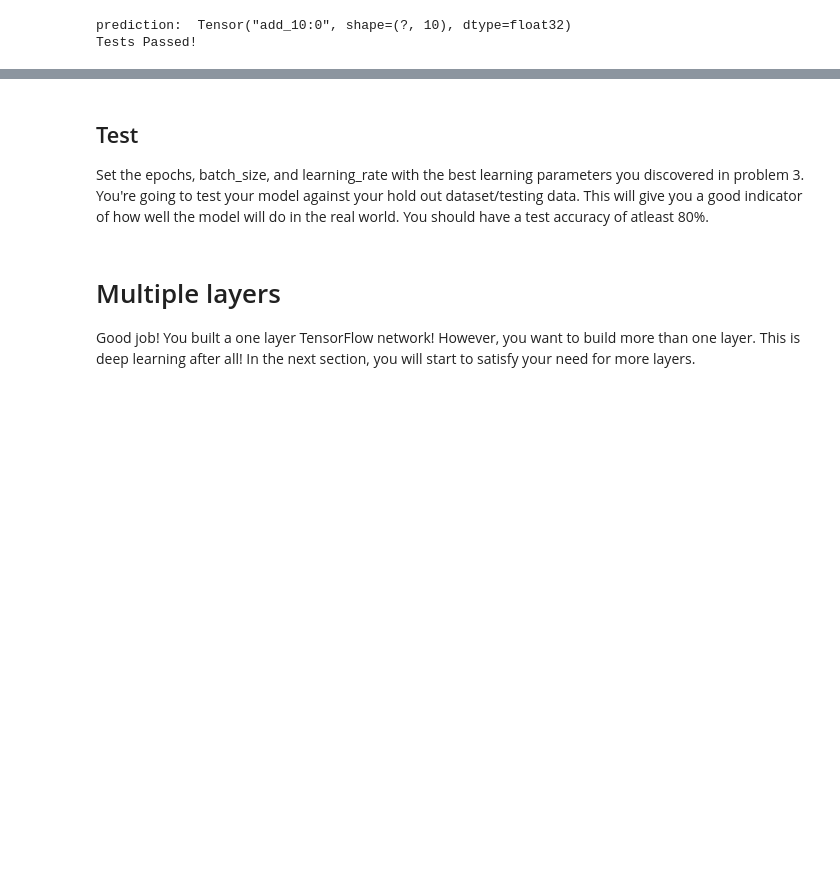
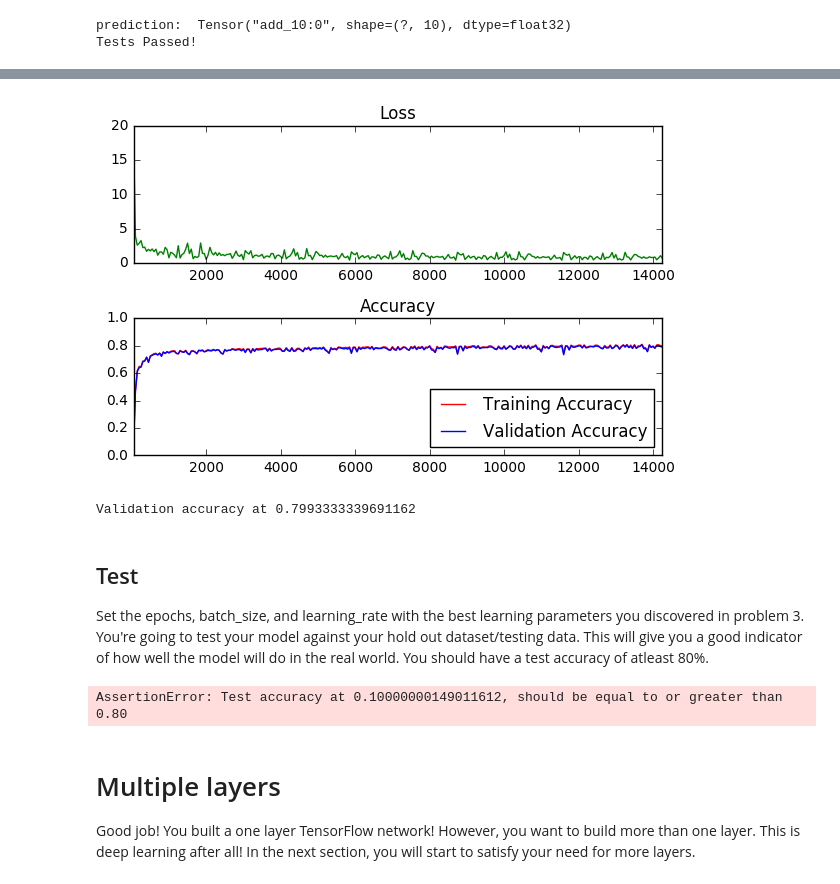
Before and after one commit to sirpsycho85/CarND-TensorFlow-Lab, a Jupyter notebook: lab.ipynb, the cells around one changed output, grey strips where cells are left out. Cells and saved outputs as stored; diff of their text form; code cells hidden in the pictures; blank space fills up the shorter version.

```diff
--- a/lab.ipynb
+++ b/lab.ipynb
@@ -357,9 +359,9 @@ The code will print out a Loss and Accuracy graph, so you can see how well the n
 *If you're having trouble solving problem 3, you can view the solution [here](https://github.com/udacity/CarND-TensorFlow-Lab/blob/master/solutions.ipynb).*
 # %%
 # ToDo: Find the best parameters for each configuration
-# epochs =
-# batch_size =
-# learning_rate =
+epochs = 5
+batch_size = 50
+learning_rate = 0.2
 
 
 
@@ -402,41 +404,44 @@ with tf.Session() as session:
             if not batch_i % log_batch_step:
                 # Calculate Training and Validation accuracy
                 training_accuracy = session.run(accuracy, feed_dict=train_feed_dict)
                 validation_accuracy = session.run(accuracy, feed_dict=valid_feed_dict)
 
                 # Log batches
                 previous_batch = batches[-1] if batches else 0
                 batches.append(log_batch_step + previous_batch)
                 loss_batch.append(l)
                 train_acc_batch.append(training_accuracy)
                 valid_acc_batch.append(validation_accuracy)
 
         # Check accuracy against Validation data
         validation_accuracy = session.run(accuracy, feed_dict=valid_feed_dict)
 
 loss_plot = plt.subplot(211)
 loss_plot.set_title('Loss')
 loss_plot.plot(batches, loss_batch, 'g')
 loss_plot.set_xlim([batches[0], batches[-1]])
 acc_plot = plt.subplot(212)
 acc_plot.set_title('Accuracy')
 acc_plot.plot(batches, train_acc_batch, 'r', label='Training Accuracy')
 acc_plot.plot(batches, valid_acc_batch, 'b', label='Validation Accuracy')
 acc_plot.set_ylim([0, 1.0])
 acc_plot.set_xlim([batches[0], batches[-1]])
 acc_plot.legend(loc=4)
 plt.tight_layout()
 plt.show()
 
 print('Validation accuracy at {}'.format(validation_accuracy))
+# %% [output]
+[figure, added]
+Validation accuracy at 0.7993333339691162
 # %% [markdown]
 ## Test
 Set the epochs, batch_size, and learning_rate with the best learning parameters you discovered in problem 3.  You're going to test your model against your hold out dataset/testing data.  This will give you a good indicator of how well the model will do in the real world.  You should have a test accuracy of atleast 80%.
 # %%
 # ToDo: Set the epochs, batch_size, and learning_rate with the best parameters from problem 3
-# epochs =
-# batch_size =
-# learning_rate =
+epochs = 5
+batch_size = 50
+learning_rate = 0.2
 
 
 
@@ -470,6 +475,8 @@ with tf.Session() as session:
 
 assert test_accuracy >= 0.80, 'Test accuracy at {}, should be equal to or greater than 0.80'.format(test_accuracy)
 print('Nice Job! Test Accuracy is {}'.format(test_accuracy))
+# %% [output]
+AssertionError: Test accuracy at 0.10000000149011612, should be equal to or greater than 0.80
 # %% [markdown]
 # Multiple layers
 Good job!  You built a one layer TensorFlow network!  However, you want to build more than one layer.  This is deep learning after all!  In the next section, you will start to satisfy your need for more layers.
```
Also changed, not shown: parts of 1 cell of this notebook.
